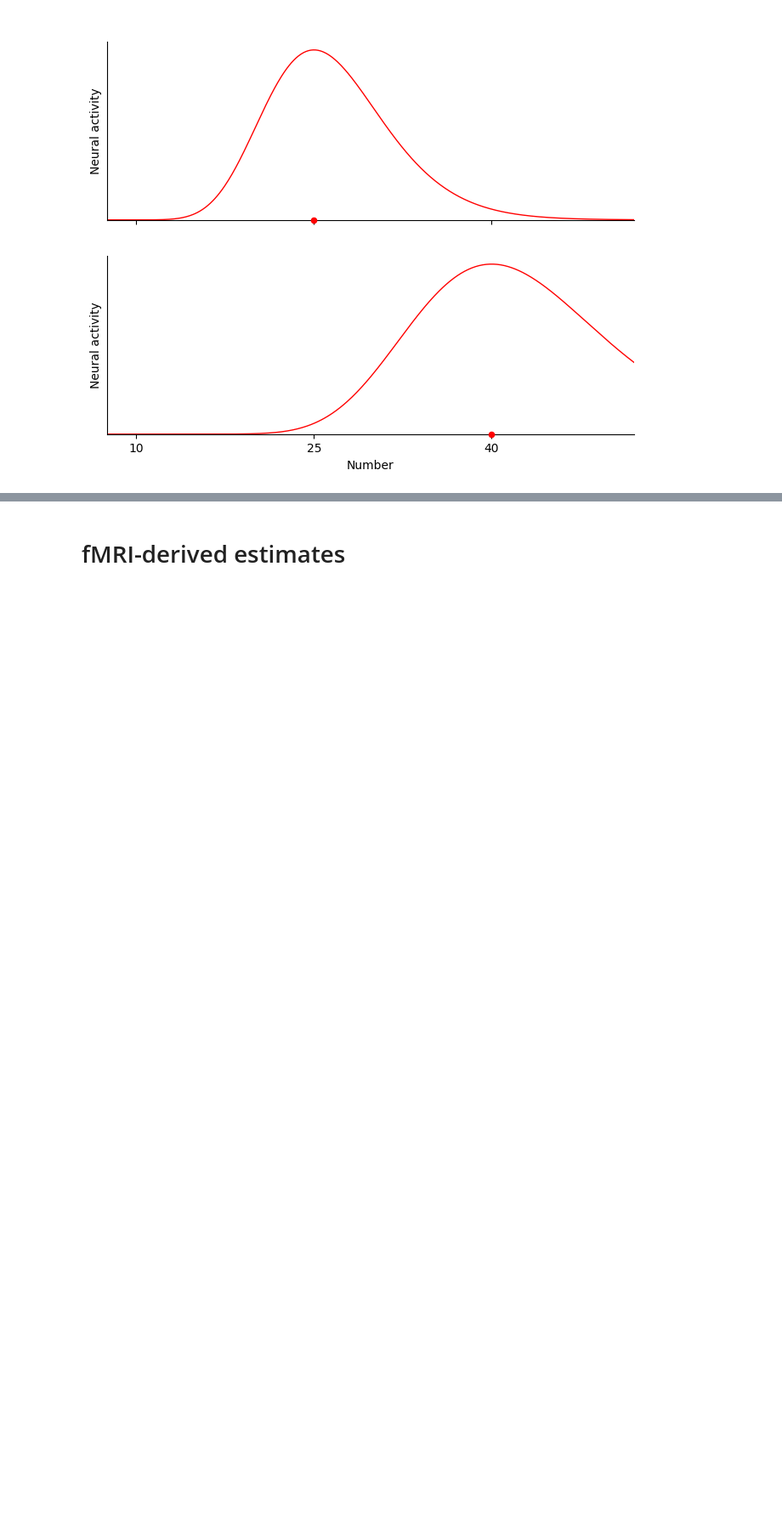
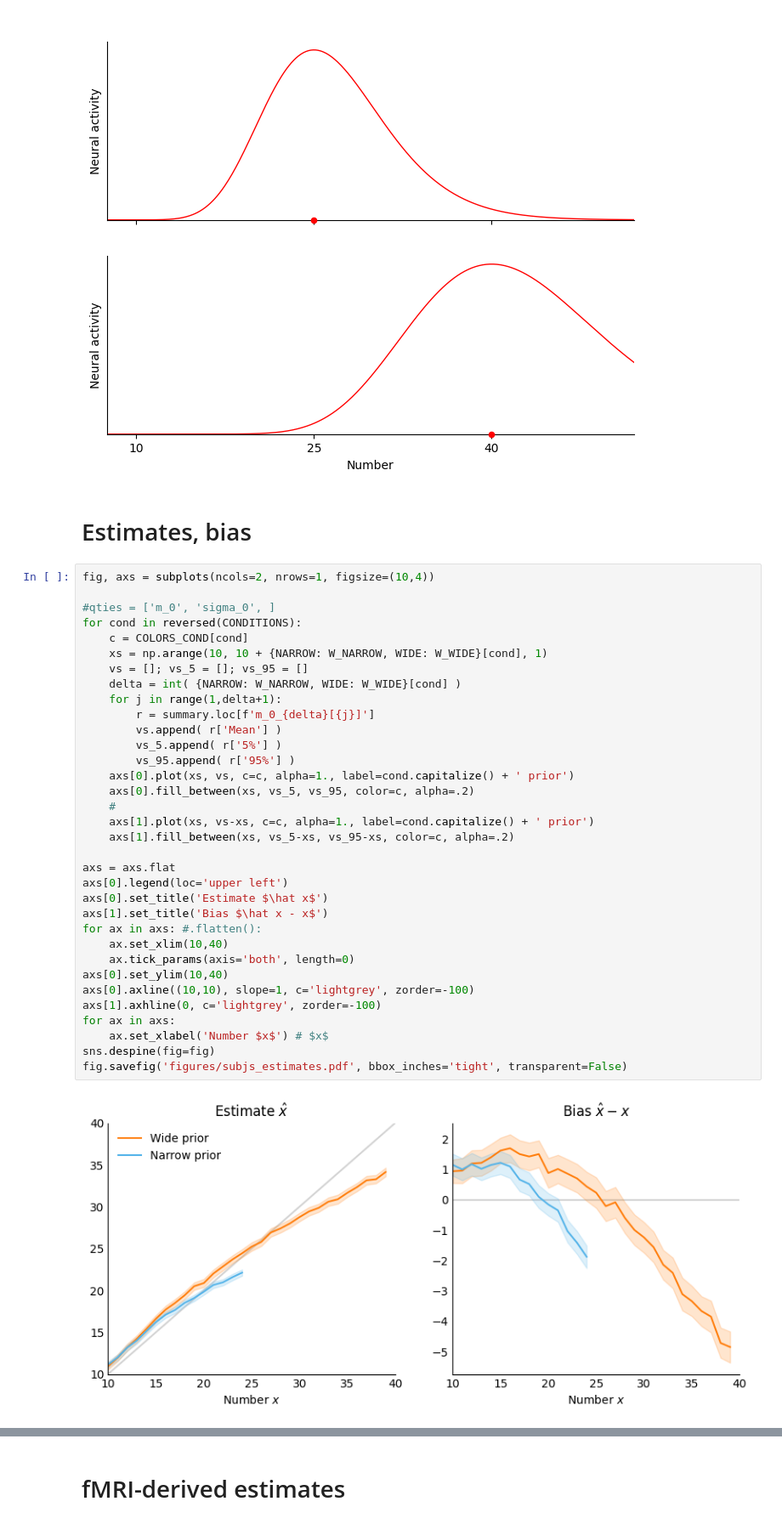
Before and after one commit to Gilles86/neural_priors, a Jupyter notebook: notebooks/stan_output.ipynb, the cells around one changed output, grey strips where cells are left out. Shown at 85% size. Saved outputs shown, nothing was run; the diff lists cells and outputs as text; blank space fills up the shorter version.

Commit message:
work on Figs 3, 4, S2, S3, and estimates/bias (S4)

```diff
--- a/notebooks/stan_output.ipynb
+++ b/notebooks/stan_output.ipynb
@@ -435,3 +435,41 @@ sns.despine(fig=fig)
 fig.savefig('figures/one_receptive_field.pdf', bbox_inches='tight', transparent=False)
 # %% [output]
 [figure]
+# %% [markdown]
+# Estimates, bias
+# %%
+fig, axs = subplots(ncols=2, nrows=1, figsize=(10,4))
+
+#qties = ['m_0', 'sigma_0', ]
+for cond in reversed(CONDITIONS):
+    c = COLORS_COND[cond]
+    xs = np.arange(10, 10 + {NARROW: W_NARROW, WIDE: W_WIDE}[cond], 1)
+    vs = []; vs_5 = []; vs_95 = []
+    delta = int( {NARROW: W_NARROW, WIDE: W_WIDE}[cond] )
+    for j in range(1,delta+1):
+        r = summary.loc[f'm_0_{delta}[{j}]']
+        vs.append( r['Mean'] )
+        vs_5.append( r['5%'] )
+        vs_95.append( r['95%'] )
+    axs[0].plot(xs, vs, c=c, alpha=1., label=cond.capitalize() + ' prior')
+    axs[0].fill_between(xs, vs_5, vs_95, color=c, alpha=.2)
+    #
+    axs[1].plot(xs, vs-xs, c=c, alpha=1., label=cond.capitalize() + ' prior')
+    axs[1].fill_between(xs, vs_5-xs, vs_95-xs, color=c, alpha=.2)
+
+axs = axs.flat
+axs[0].legend(loc='upper left')
+axs[0].set_title('Estimate $\hat x$')
+axs[1].set_title('Bias $\hat x - x$')
+for ax in axs: #.flatten():
+    ax.set_xlim(10,40)
+    ax.tick_params(axis='both', length=0)
+axs[0].set_ylim(10,40)
+axs[0].axline((10,10), slope=1, c='lightgrey', zorder=-100)
+axs[1].axhline(0, c='lightgrey', zorder=-100)
+for ax in axs:
+    ax.set_xlabel('Number $x$') # $x$
+sns.despine(fig=fig)
+fig.savefig('figures/subjs_estimates.pdf', bbox_inches='tight', transparent=False)
+# %% [output]
+[figure, added]
```
Also changed, not shown: parts of 1 cell of this notebook, 1 other file.
